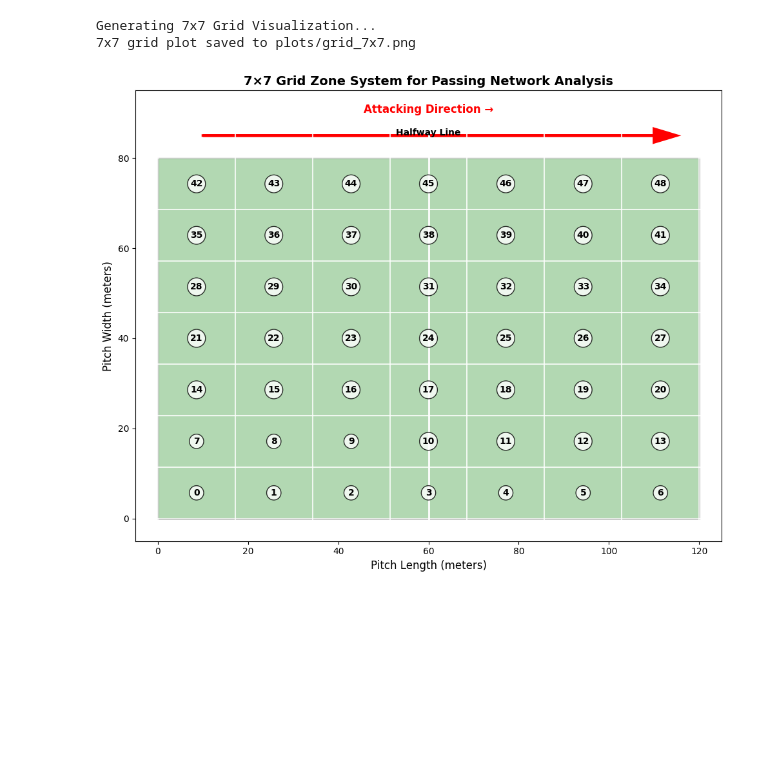
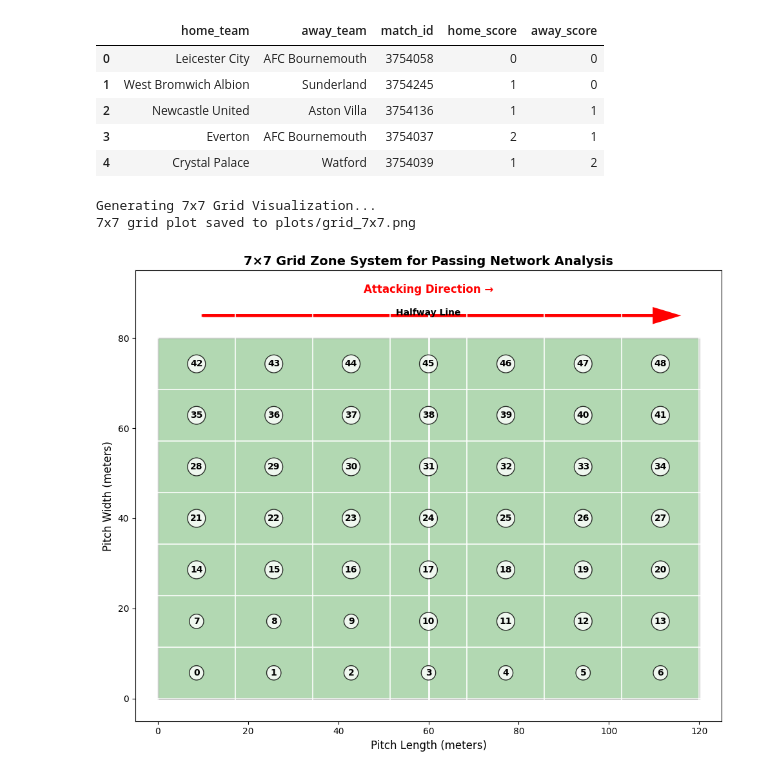
Before and after one commit to Joyan9/masters-thesis, a Jupyter notebook: adhoc_scripts/plotting_notebook.ipynb, the cells around one changed output. Saved outputs shown, nothing was run; the diff lists cells and outputs as text; code cells hidden in the pictures; blank space fills up the shorter version.

```diff
--- a/adhoc_scripts/plotting_notebook.ipynb
+++ b/adhoc_scripts/plotting_notebook.ipynb
@@ -1,3 +1,24 @@
+# %%
+from statsbombpy import sb
+import pandas as pd
+
+#call statsbombpy API to get all free competitions
+free_comps = sb.competitions()
+
+#print a list of free competitions
+free_comps
+
+epl_matches = sb.matches(competition_id=2, season_id=27)
+
+#print the first 5 matches listed
+epl_matches[['home_team', 'away_team', 'match_id','home_score', 'away_score']].head()
+# %% [output]
+|  | home_team | away_team | match_id | home_score | away_score |
+| 0 | Leicester City | AFC Bournemouth | 3754058 | 0 | 0 |
+| 1 | West Bromwich Albion | Sunderland | 3754245 | 1 | 0 |
+| 2 | Newcastle United | Aston Villa | 3754136 | 1 | 1 |
+| 3 | Everton | AFC Bournemouth | 3754037 | 2 | 1 |
+| 4 | Crystal Palace | Watford | 3754039 | 1 | 2 |
 # %%
 import matplotlib.pyplot as plt
 import matplotlib.patches as patches
```
Also changed, not shown: 10 other files.
